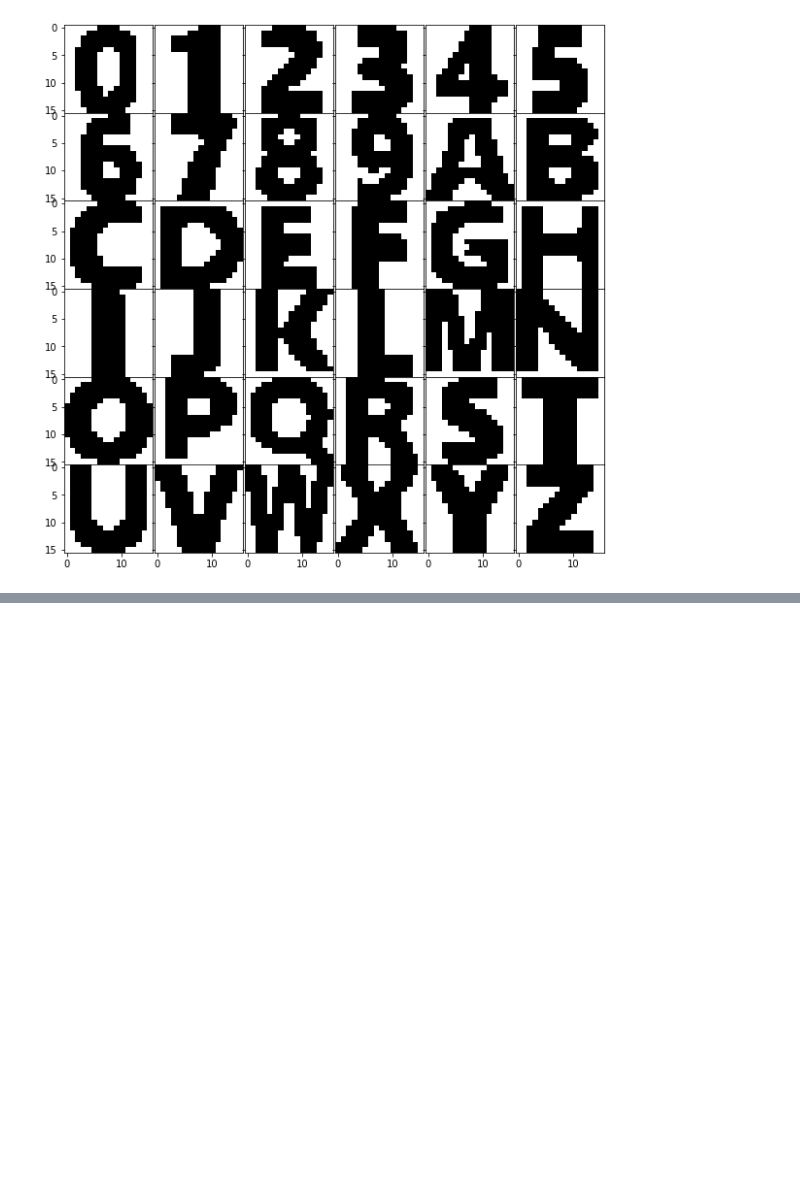
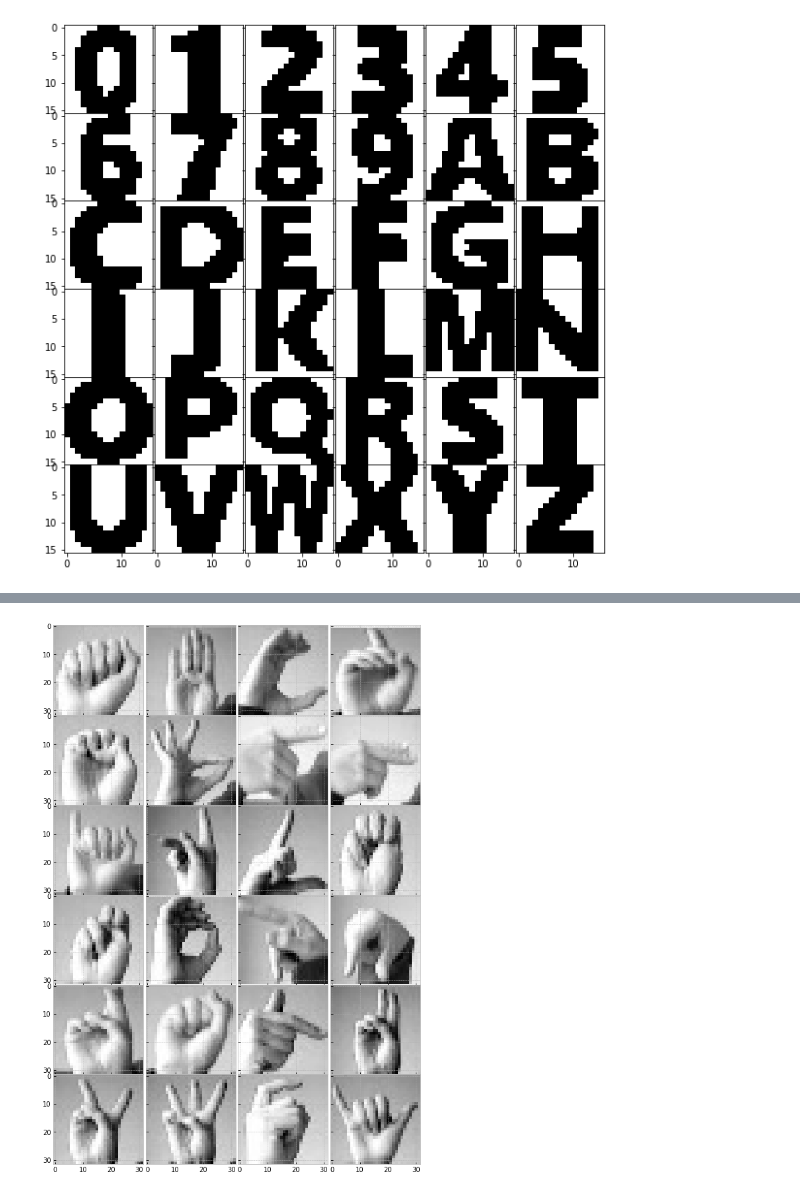
Before and after one commit to shivambang/Neural-Networks, a Jupyter notebook: Deep Neural Network/dnn.ipynb, the cells around one changed output, grey strips where cells are left out. Drawn from its saved outputs; the diff is of its cells as text; code cells hidden in the pictures; blank space fills up the shorter version.

```diff
--- a/Deep Neural Network/dnn.ipynb
+++ b/Deep Neural Network/dnn.ipynb
@@ -80,0 +97,22 @@ for i in range(36):
+# %%
+asl = []
+asl_targets = []
+ach = [i for i in range(65, 65+25)]
+ach.remove(ord('J'))
+for i in ach:
+    img = cv2.imread('dataset/asl/32px/%s.jpg' %chr(i))
+    img_gray = cv2.cvtColor(img, cv2.COLOR_BGR2GRAY)
+    im = np.array(img_gray, dtype=np.float32).flatten()
+    im = im/255
+    asl.append(im)
+    img = cv2.imread('dataset/sans/16px/%s.jpg' %chr(i))
+    img_gray = cv2.cvtColor(img, cv2.COLOR_BGR2GRAY)
+    (threshi, final_img) = cv2.threshold(img_gray, 0, 1, cv2.THRESH_BINARY | cv2.THRESH_OTSU)
+    asl_targets.append(np.array(final_img, dtype=np.float32).flatten())
+fig = plt.figure(figsize=(10, 15))
+gs = fig.add_gridspec(6, 4, hspace=0, wspace=0)
+axs = gs.subplots(sharex=True, sharey=True)
+for i in range(24):
+    axs[i//4, i%4].imshow(asl[i].reshape(32, 32), 'gray')
+# %% [output]
+[figure, added]
```
Also changed, not shown: parts of 10 cells of this notebook.
